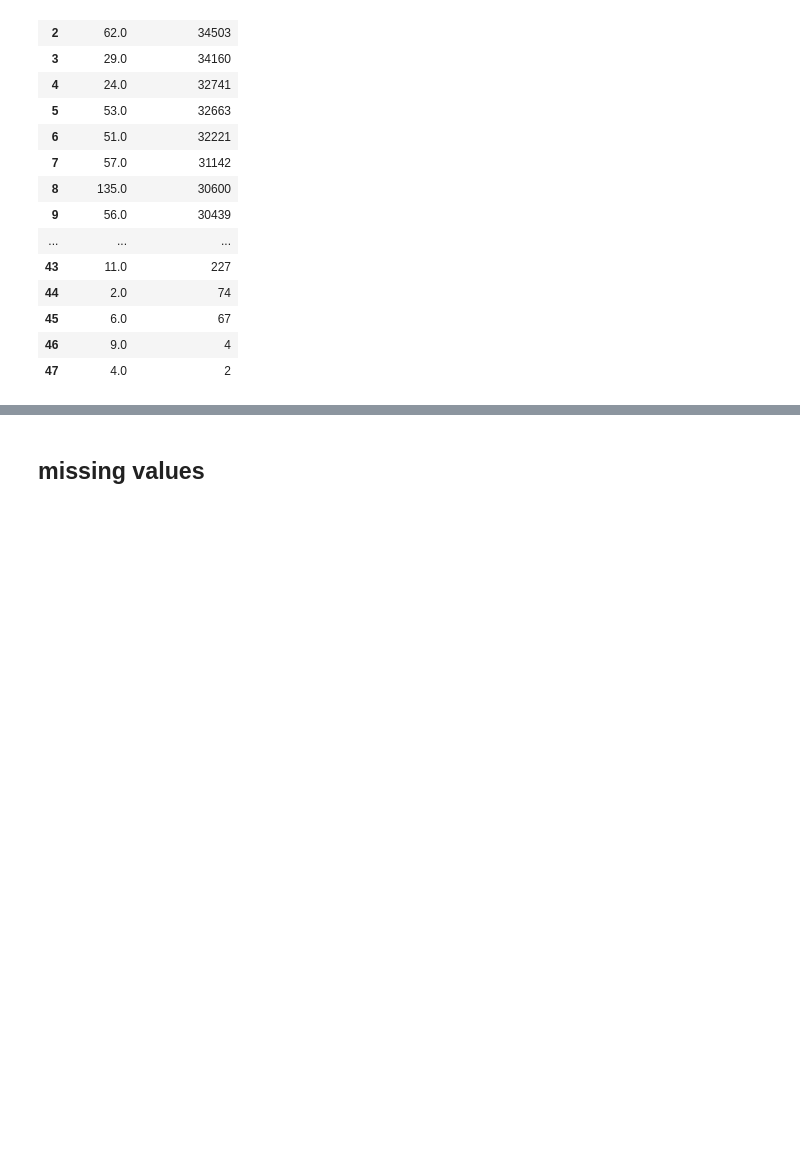
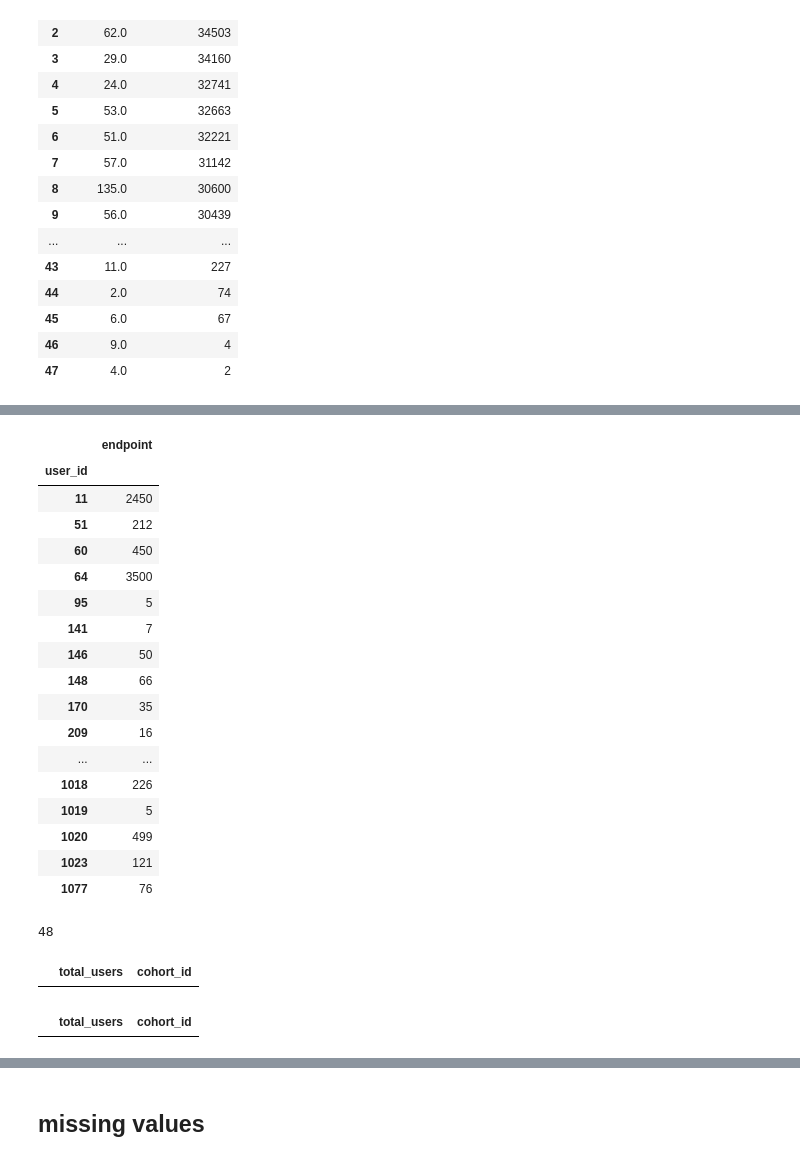
Before and after one commit to villanueva-and-quach/anomaly_detection_project, a Jupyter notebook: final_notebook.ipynb, the cells around one changed output, grey strips where cells are left out. Cells and saved outputs as stored; diff of their text form; code cells hidden in the pictures; blank space fills up the shorter version.

```diff
--- a/final_notebook.ipynb
+++ b/final_notebook.ipynb
@@ -676,0 +671,2 @@ ValueError: Could not interpret input 'endpoint_count'
+# %%
+u_df = df.groupby(by=['cohort_id','user_id']).count()[['endpoint']]
@@ -676,0 +683,25 @@ ValueError: Could not interpret input 'endpoint_count'
+# %%
+u_df.loc[1.0]
+# %% [output]
+|  | endpoint |
+| user_id |  |
+| 11 | 2450 |
+| 51 | 212 |
+| 60 | 450 |
+| 64 | 3500 |
+| 95 | 5 |
+| 141 | 7 |
+| 146 | 50 |
+| 148 | 66 |
+| 170 | 35 |
+| 209 | 16 |
+| ... | ... |
+| 1018 | 226 |
+| 1019 | 5 |
+| 1020 | 499 |
+| 1023 | 121 |
+| 1077 | 76 |
+# %%
+len(u_df.loc[1.0])
+# %% [output]
+48
@@ -676,0 +712,4 @@ ValueError: Could not interpret input 'endpoint_count'
+# %%
+df_cu
+# %% [output]
+|  | total_users | cohort_id |
@@ -676,0 +720,4 @@ ValueError: Could not interpret input 'endpoint_count'
+# %%
+df_cu
+# %% [output]
+|  | total_users | cohort_id |
```
Also changed, not shown: parts of 34 cells of this notebook.
